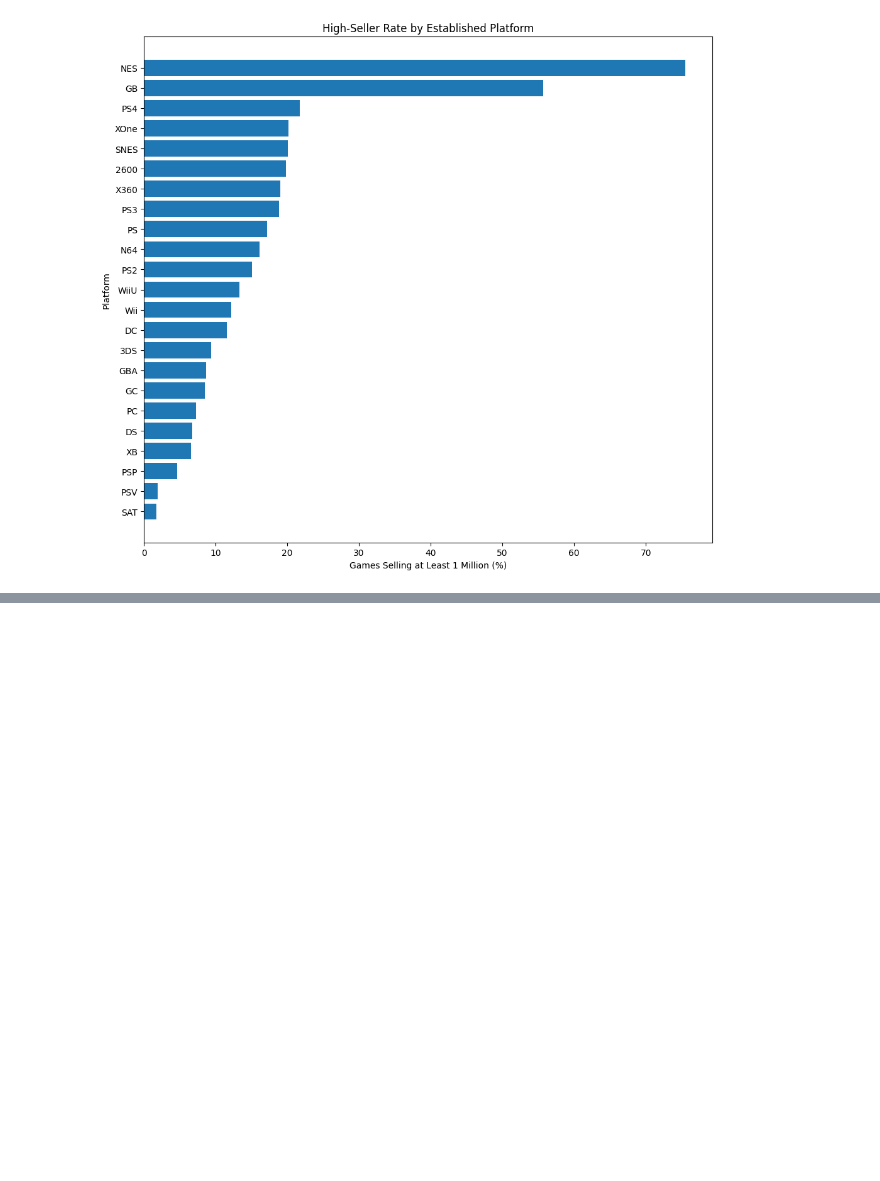
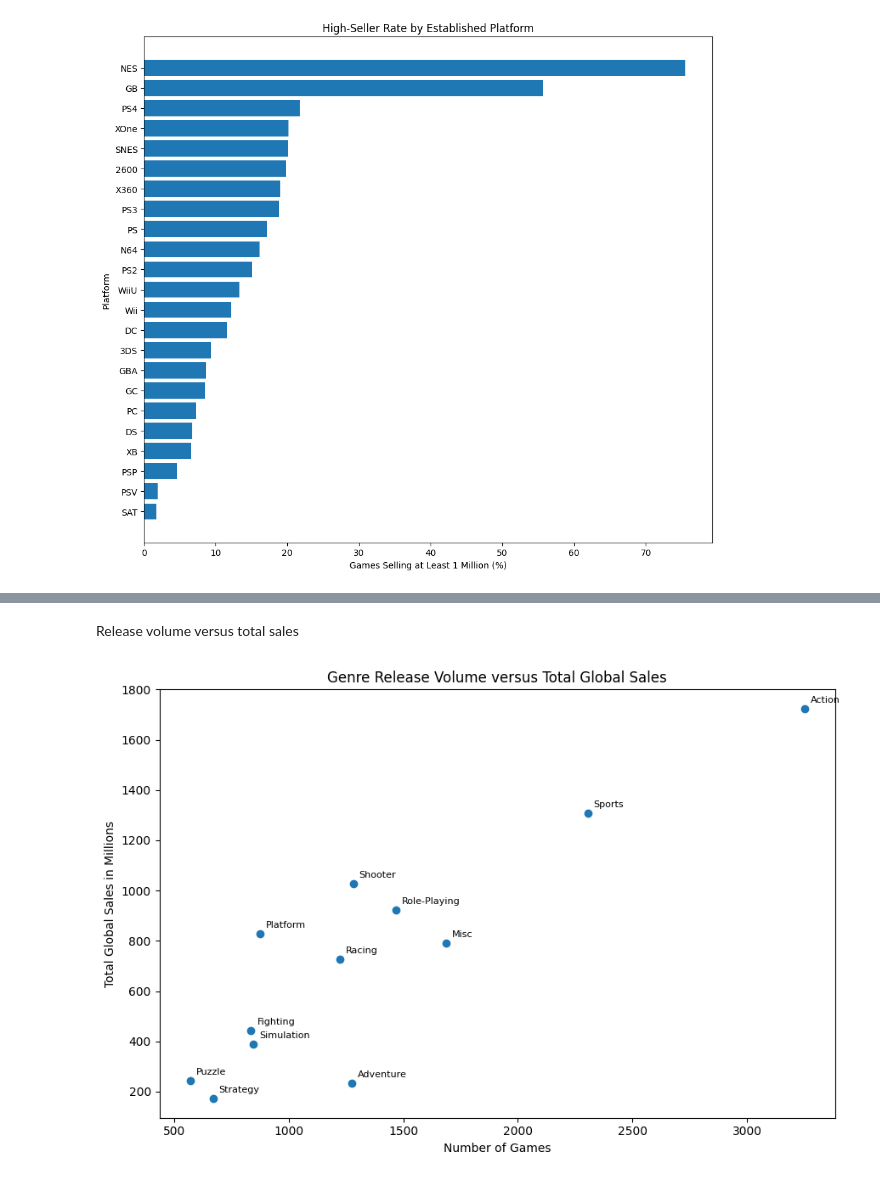
Before and after one commit to tylernsocial/data-analysis-on-the-videogame-industry, a Jupyter notebook: notebooks/02_exploratory_data_analysis.ipynb, the cells around one changed output, grey strips where cells are left out. Cells and saved outputs as stored; diff of their text form; code cells hidden in the pictures; blank space fills up the shorter version.

```diff
--- a/notebooks/02_exploratory_data_analysis.ipynb
+++ b/notebooks/02_exploratory_data_analysis.ipynb
@@ -876,0 +990,41 @@ plt.show()
+# %% [markdown]
+Release volume versus total sales
+# %%
+genre_volume_sales = (
+    df.groupby("genre")
+    .agg(
+        game_count=("name", "count"),
+        total_global_sales=("global_sales", "sum")
+    )
+    .reset_index()
+)
+
+fig, ax = plt.subplots(figsize=(9, 6))
+
+ax.scatter(
+    genre_volume_sales["game_count"],
+    genre_volume_sales["total_global_sales"]
+)
+
+for _, row in genre_volume_sales.iterrows():
+    ax.annotate(
+        row["genre"],
+        (
+            row["game_count"],
+            row["total_global_sales"]
+        ),
+        xytext=(5, 5),
+        textcoords="offset points",
+        fontsize=8
+    )
+
+ax.set_title(
+    "Genre Release Volume versus Total Global Sales"
+)
+ax.set_xlabel("Number of Games")
+ax.set_ylabel("Total Global Sales in Millions")
+
+plt.tight_layout()
+plt.show()
+# %% [output]
+[figure, added]
```
Also changed, not shown: parts of 5 cells of this notebook.
